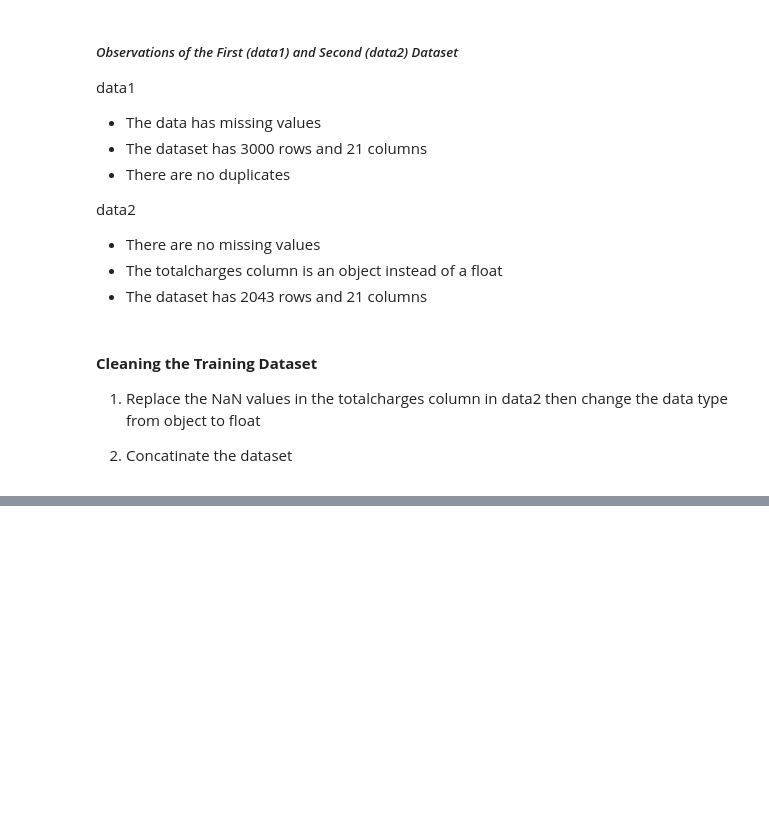
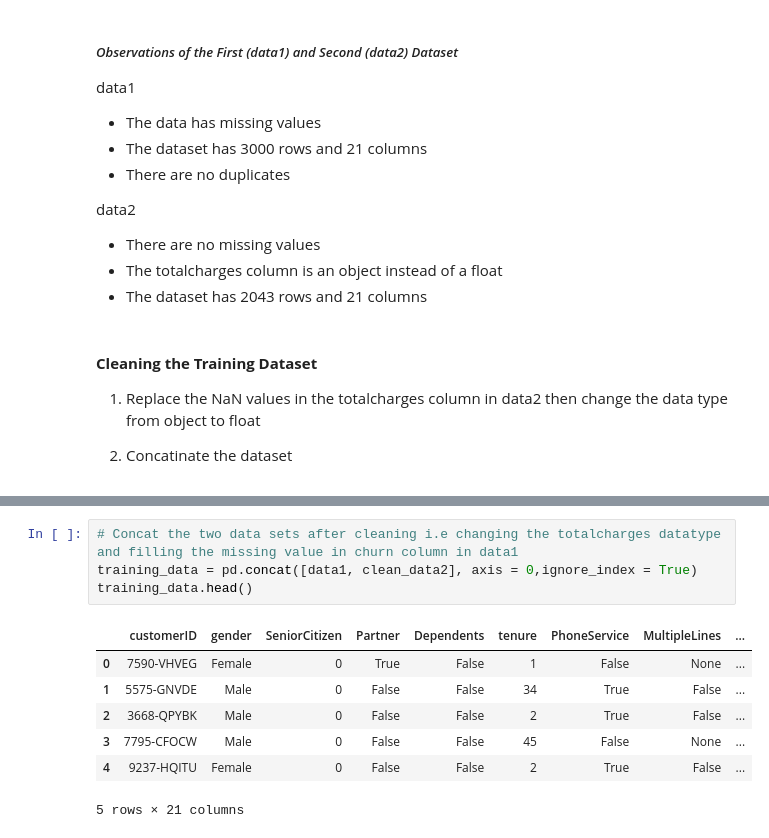
Before and after one commit to GeGe-K/Customer-Churn-Prediction, a Jupyter notebook: churn.ipynb, the cells around one changed output, grey strips where cells are left out. Saved outputs shown, nothing was run; the diff lists cells and outputs as text; blank space fills up the shorter version.

Commit message:
Concat the training data

```diff
--- a/churn.ipynb
+++ b/churn.ipynb
@@ -287,3 +287,15 @@ DataFrame after processing
 | 3 | 1867-BDVFH | Male | 0 | Yes | Yes | 11 | Yes | Yes | ... |
 | 4 | 2067-QYTCF | Female | 0 | Yes | No | 64 | Yes | Yes | ... |
 5 rows × 21 columns
+# %%
+# Concat the two data sets after cleaning i.e changing the totalcharges datatype and filling the missing value in churn column in data1
+training_data = pd.concat([data1, clean_data2], axis = 0,ignore_index = True)
+training_data.head()
+# %% [output]
+|  | customerID | gender | SeniorCitizen | Partner | Dependents | tenure | PhoneService | MultipleLines | ... |
+| 0 | 7590-VHVEG | Female | 0 | True | False | 1 | False | None | ... |
+| 1 | 5575-GNVDE | Male | 0 | False | False | 34 | True | False | ... |
+| 2 | 3668-QPYBK | Male | 0 | False | False | 2 | True | False | ... |
+| 3 | 7795-CFOCW | Male | 0 | False | False | 45 | False | None | ... |
+| 4 | 9237-HQITU | Female | 0 | False | False | 2 | True | False | ... |
+5 rows × 21 columns
```
Also changed, not shown: parts of 2 cells of this notebook.
